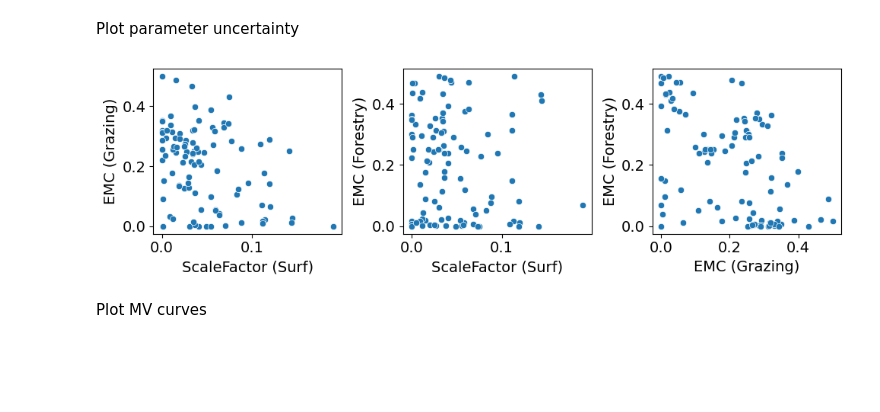
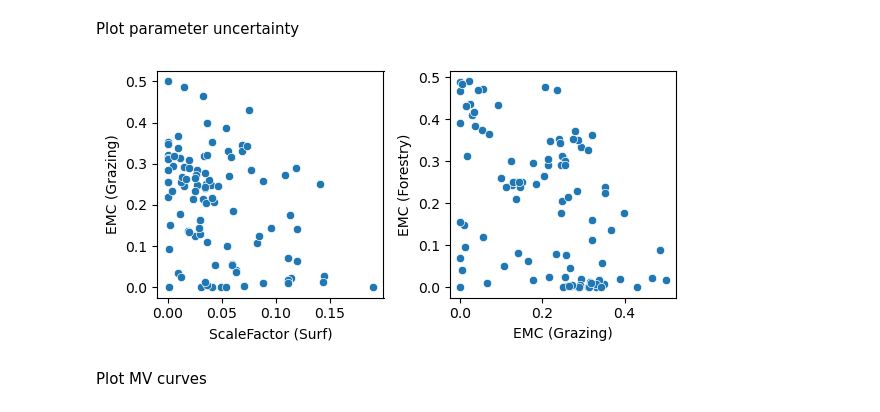
Before and after one commit to QianWanghhu/GraphEvalUnc, a Jupyter notebook: src/plot_HWRS_Abstract.ipynb, the cells around one changed output. Drawn from its saved outputs; the diff is of its cells as text; code cells hidden in the pictures; blank space fills up the shorter version.

Commit message:
Change the dotty plot for only showing two correlations among parameters by deleting correlation between EMC (Forestry) and ScaleFactor (Surf).

```diff
--- a/src/plot_HWRS_Abstract.ipynb
+++ b/src/plot_HWRS_Abstract.ipynb
@@ -63,26 +63,24 @@ if not os.path.exists(data_dir + abs_par_fn):
 abs_par_df = pd.read_csv(data_dir + abs_par_fn, index_col='real_name')
 abs_par_melt = pd.melt(abs_par_df, var_name='Parameter Name', value_name='Parameter Value')
 # %%
-fig, axes = plt.subplots(nrows = 1, ncols=3, figsize=(10, 3))
+fig, axes = plt.subplots(nrows = 1, ncols=2, figsize=(6, 3))
 sns.scatterplot(data=abs_par_df, x = 'scale_din', y = 'gemc', ax=axes[0])
-sns.scatterplot(data=abs_par_df, x = 'scale_din', y = 'femc', ax=axes[1])
-sns.scatterplot(data=abs_par_df, x = 'gemc', y = 'femc', ax=axes[2])
+sns.scatterplot(data=abs_par_df, x = 'gemc', y = 'femc', ax=axes[1])
 # Customize x-axis labels for each plot
 new_xlabels = [[default_pars['ShortName'][1], default_pars['ShortName'][2]],\
-               [default_pars['ShortName'][1], default_pars['ShortName'][4]],
-               [default_pars['ShortName'][2], default_pars['ShortName'][4]]]
+                [default_pars['ShortName'][2], default_pars['ShortName'][4]]]
 for i, ax in enumerate(axes):
     # Change x-axis label for each subplot
-    ax.set_xlabel(new_xlabels[i][0], fontsize = 14)
-    ax.tick_params(labelsize = 14)
+    ax.set_xlabel(new_xlabels[i][0], fontsize = 10)
+    ax.tick_params(labelsize = 10)
     # ax.add_patch(Rectangle((0, 0), 1, 1, fill=False, color='black', lw=2, transform=ax.transAxes))
-    ax.set_ylabel(new_xlabels[i][1], fontsize = 14)
+    ax.set_ylabel(new_xlabels[i][1], fontsize = 10)
 
 # Show the plot
 plt.tight_layout()
 plt.savefig(f'{fig_dir}Extended_Abstact_ParametersUnc.png', format = 'png', dpi = 300)
 # %% [output]
-[figure, old version]
+[figure, new version]
 # %% [markdown]
 Plot MV curves
 # %%
```
Also changed, not shown: 3 other files.
